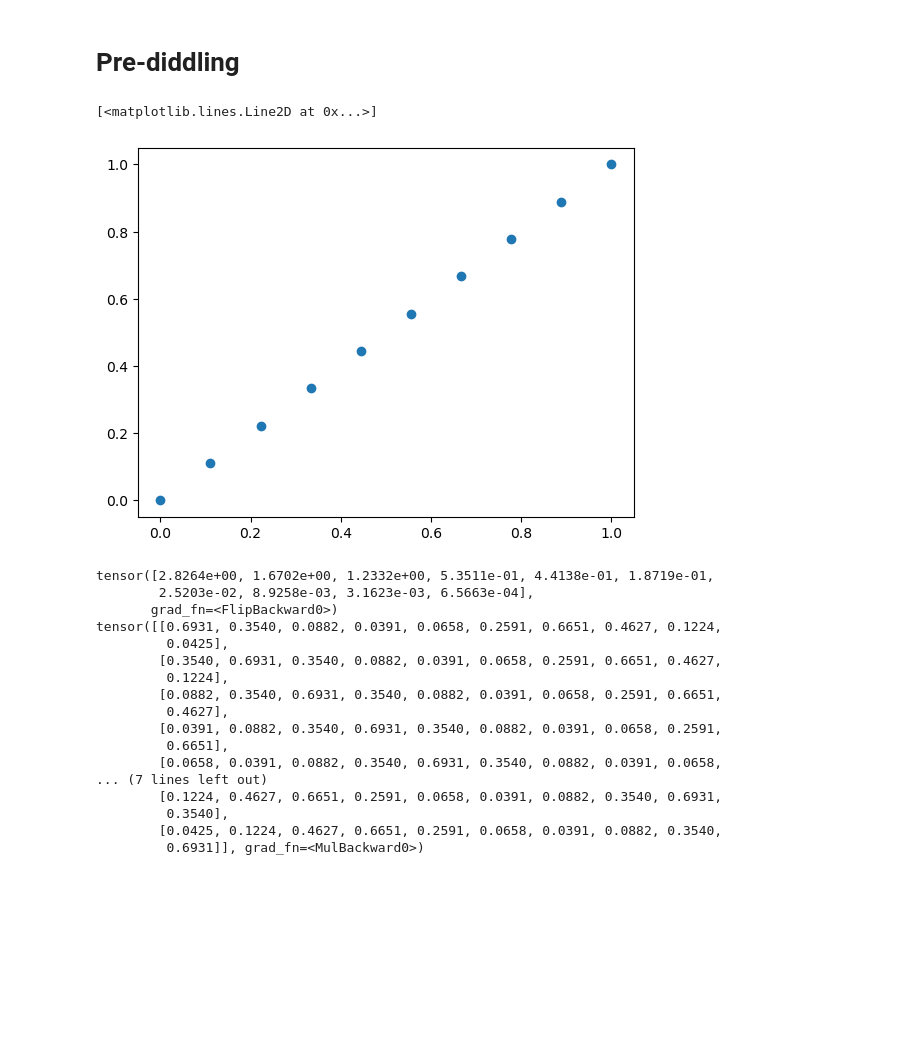
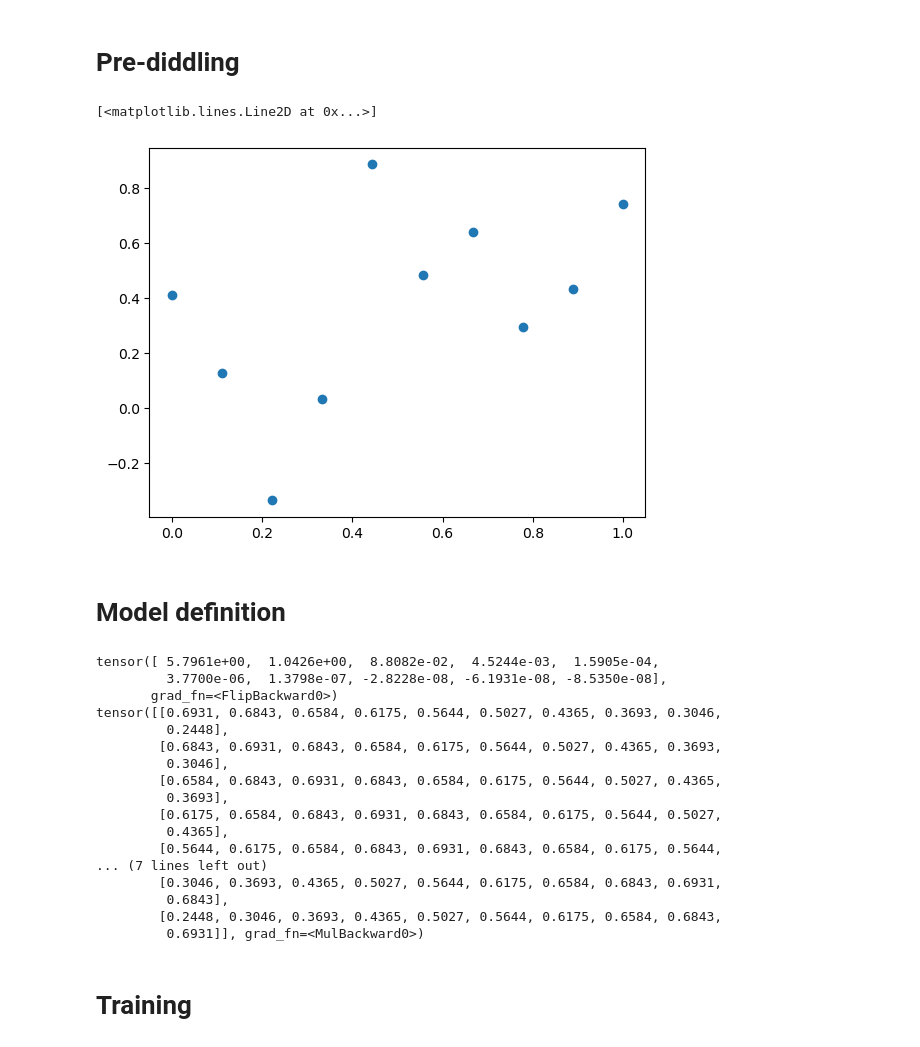
Before and after one commit to ABesginow/LaplaceKernelSearch, a Jupyter notebook: exploration_tests/linear.ipynb, the cells around one changed output. Drawn from its saved outputs; the diff is of its cells as text; code cells hidden in the pictures; blank space fills up the shorter version.

```diff
--- a/exploration_tests/linear.ipynb
+++ b/exploration_tests/linear.ipynb
@@ -273,12 +273,15 @@ figure_path = "linear_figures"
 # %%
 END = 1
 COUNT = 10
 train_x = torch.linspace(0, END, COUNT)
 train_y = torch.linspace(0, END, COUNT)
+train_y += torch.randn(train_x.size()) * torch.sqrt(torch.tensor(0.1))
 plt.plot(train_x, train_y, "o")
 # %% [output]
 [<matplotlib.lines.Line2D at 0x...>]
-[figure, old version]
+[figure, new version]
+# %% [markdown]
+# Model definition
 # %%
 # Simplest GP possible. SE with constant sigma_f
 class ExactGPModel(gpytorch.models.ExactGP):
@@ -301,23 +304,25 @@ model = ExactGPModel(train_x, train_y, likelihood)
 print(torch.linalg.eigh(model(train_x).covariance_matrix)[0].flip(0))
 print(model(train_x).covariance_matrix)
 # %% [output]
-tensor([2.8264e+00, 1.6702e+00, 1.2332e+00, 5.3511e-01, 4.4138e-01, 1.8719e-01,
-        2.5203e-02, 8.9258e-03, 3.1623e-03, 6.5663e-04],
+tensor([ 5.7961e+00,  1.0426e+00,  8.8082e-02,  4.5244e-03,  1.5905e-04,
+         3.7700e-06,  1.3798e-07, -2.8228e-08, -6.1931e-08, -8.5350e-08],
        grad_fn=<FlipBackward0>)
-tensor([[0.6931, 0.3540, 0.0882, 0.0391, 0.0658, 0.2591, 0.6651, 0.4627, 0.1224,
-         0.0425],
-        [0.3540, 0.6931, 0.3540, 0.0882, 0.0391, 0.0658, 0.2591, 0.6651, 0.4627,
-         0.1224],
-        [0.0882, 0.3540, 0.6931, 0.3540, 0.0882, 0.0391, 0.0658, 0.2591, 0.6651,
-         0.4627],
-        [0.0391, 0.0882, 0.3540, 0.6931, 0.3540, 0.0882, 0.0391, 0.0658, 0.2591,
-         0.6651],
-        [0.0658, 0.0391, 0.0882, 0.3540, 0.6931, 0.3540, 0.0882, 0.0391, 0.0658,
+tensor([[0.6931, 0.6843, 0.6584, 0.6175, 0.5644, 0.5027, 0.4365, 0.3693, 0.3046,
+         0.2448],
+        [0.6843, 0.6931, 0.6843, 0.6584, 0.6175, 0.5644, 0.5027, 0.4365, 0.3693,
+         0.3046],
+        [0.6584, 0.6843, 0.6931, 0.6843, 0.6584, 0.6175, 0.5644, 0.5027, 0.4365,
+         0.3693],
+        [0.6175, 0.6584, 0.6843, 0.6931, 0.6843, 0.6584, 0.6175, 0.5644, 0.5027,
+         0.4365],
+        [0.5644, 0.6175, 0.6584, 0.6843, 0.6931, 0.6843, 0.6584, 0.6175, 0.5644,
 ... (7 lines left out)
-        [0.1224, 0.4627, 0.6651, 0.2591, 0.0658, 0.0391, 0.0882, 0.3540, 0.6931,
-         0.3540],
-        [0.0425, 0.1224, 0.4627, 0.6651, 0.2591, 0.0658, 0.0391, 0.0882, 0.3540,
+        [0.3046, 0.3693, 0.4365, 0.5027, 0.5644, 0.6175, 0.6584, 0.6843, 0.6931,
+         0.6843],
+        [0.2448, 0.3046, 0.3693, 0.4365, 0.5027, 0.5644, 0.6175, 0.6584, 0.6843,
          0.6931]], grad_fn=<MulBackward0>)
+# %% [markdown]
+# Training
 # %%
 num_train_iter = 100
 use_MAP = True
```
Also changed, not shown: parts of 21 cells of this notebook.
